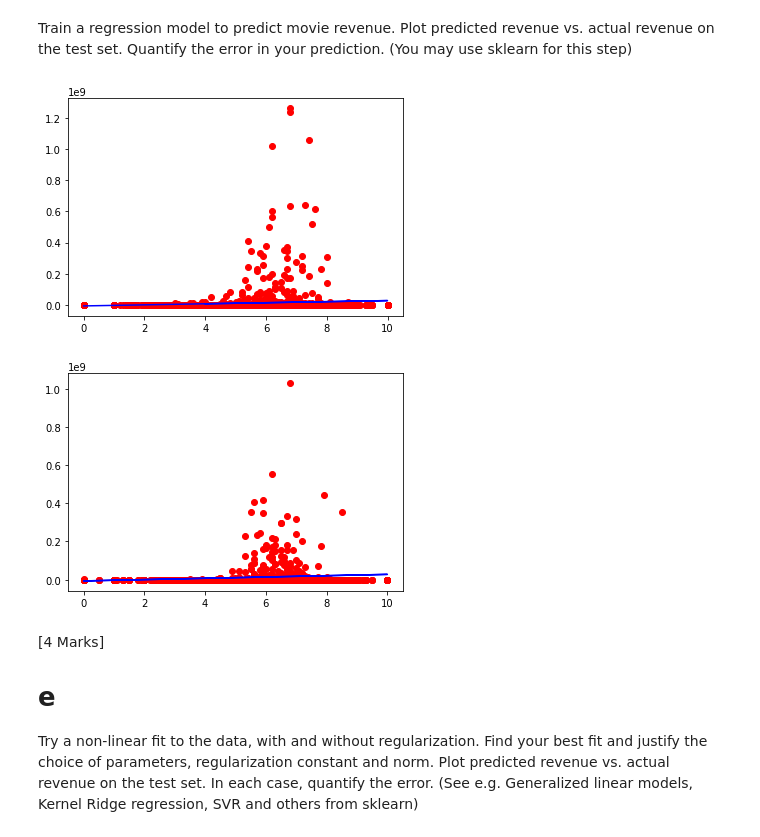
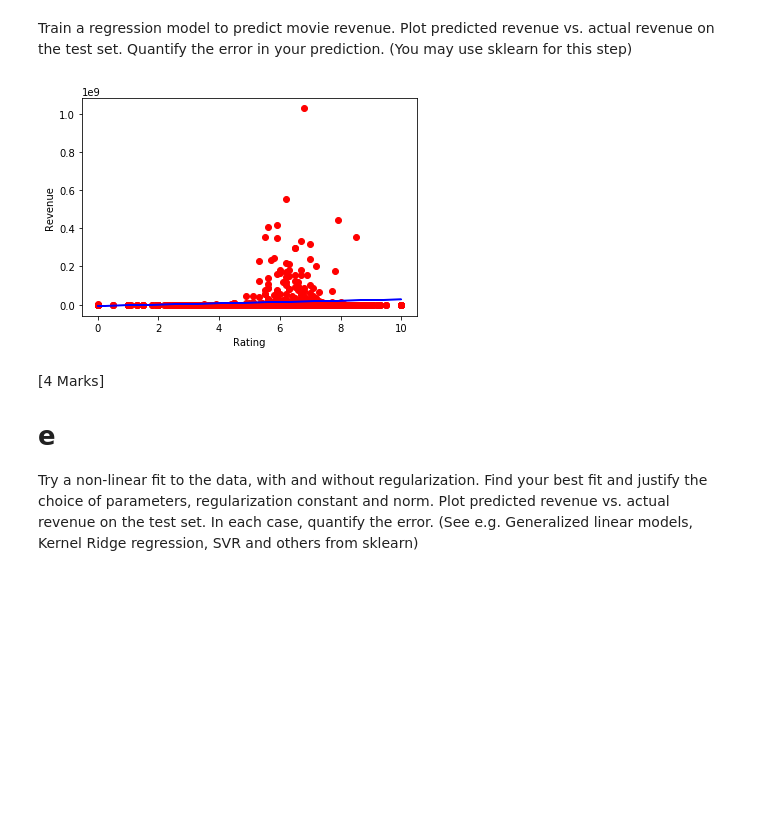
Before and after one commit to AndrewBenson98/CPS803AI, a Jupyter notebook: A1.ipynb, the cells around one changed output. Saved outputs shown, nothing was run; the diff lists cells and outputs as text; code cells hidden in the pictures; blank space fills up the shorter version.

```diff
--- a/A1.ipynb
+++ b/A1.ipynb
@@ -357,44 +344,53 @@ Train a regression model to predict movie revenue. Plot predicted revenue vs. ac
 # Regression model here, plot your fit to the revenue data versus the actual data from the test set as a scatter plot.
 
 ##### YOUR CODE HERE #######
+
+"""
+Notes abour Error
+
+In the data theres seems to be a lot of instances where the labeled revenues
+are $0. This will have an effect on the model as causing the graphs to look
+flatter than they should be.
+
+"""
+
+
 # print(y_val.head())
 # print(X_val.head())
-
-
-
-
 
 reg.fit(X_train,y_train)
 preds_val = reg.predict(X_val)
 preds=reg.predict(X_test)
 
 #print(preds_val)
 
 # print(len(X_val))
 # print(len(y_val))
 # plt.scatter(val_id,y_val,color = 'red')
 # plt.show()
 # plt.plot(val_id,preds_val,color = 'blue')
 # plt.show()
 
 # plt.scatter(val_id,y_val,color = 'red')
 # plt.scatter(val_id,preds_val,color = 'blue')
 # plt.show()
 
-plt.scatter(X_val,y_val,color = 'red')
-plt.plot(X_val,preds_val,color = 'blue')
-plt.show()
+# plt.scatter(X_val,y_val,color = 'red')
+# plt.plot(X_val,preds_val,color = 'blue')
+# plt.xlabel("Rating")
+# plt.ylabel("Revenue")
+#plt.show()
 
 
 
 
 plt.scatter(X_test,y_test,color = 'red')
 plt.plot(X_test,preds,color = 'blue')
+plt.xlabel("Rating")
+plt.ylabel("Revenue")
 plt.show()
-#X_train
 # %% [output]
-[figure, old version]
+[figure, new version]
-[figure, removed]
 # %% [markdown]
 [4 Marks]
 # e
```
Also changed, not shown: parts of 10 cells of this notebook.
